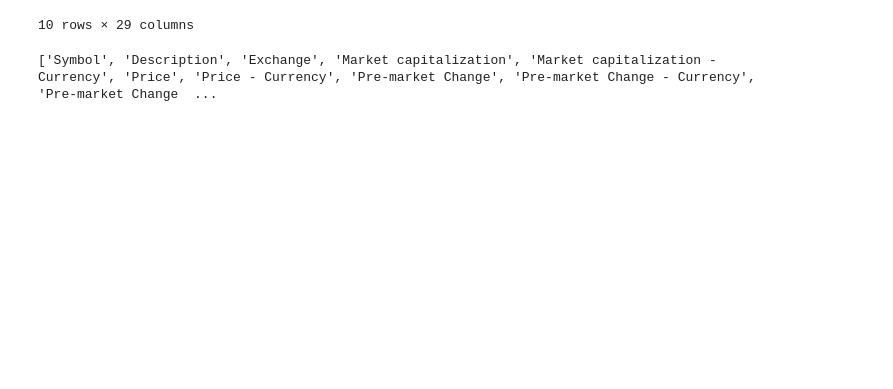
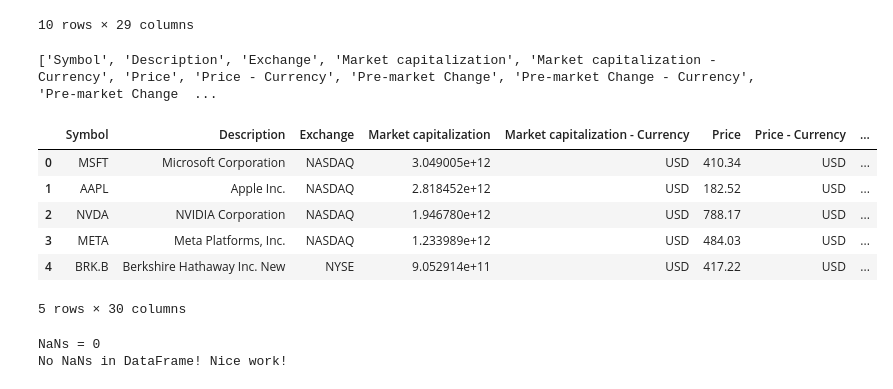
Before and after one commit to sudz4/dark-trader, a Jupyter notebook: stock_screener_TV.ipynb, the cells around one changed output. Cells and saved outputs as stored; diff of their text form; code cells hidden in the pictures; blank space fills up the shorter version.

```diff
--- a/stock_screener_TV.ipynb
+++ b/stock_screener_TV.ipynb
@@ -98,0 +90,40 @@ def market_capitalization_type(market_cap):
+# %%
+import pandas as pd
+import numpy as np
+
+def categorize_market_cap(df):
+    # Convert 'Market capitalization' to numeric, coercing errors to NaN
+    df['Market capitalization'] = pd.to_numeric(df['Market capitalization'], errors='coerce')
+
+    # Define a new column 'MarketCapType' with default values
+    df['MarketCapType'] = 'Undefined'
+
+    # Define the conditions for each market cap category using regular number notation
+    conditions = [
+        (df['Market capitalization'] >= 200000000000),  # 200 billion and above
+        (df['Market capitalization'] >= 10000000000) & (df['Market capitalization'] < 200000000000),  # 10 billion to 200 billion
+        (df['Market capitalization'] >= 2000000000) & (df['Market capitalization'] < 10000000000),  # 2 billion to 10 billion
+        (df['Market capitalization'] >= 300000000) & (df['Market capitalization'] < 2000000000),  # 300 million to 2 billion
+        (df['Market capitalization'] > 50000000) & (df['Market capitalization'] < 300000000),  # 300 million and below (excluding 50 million and below)
+        (df['Market capitalization'] <= 50000000)  # 50 million and below
+    ]
+
+    # Define the category names corresponding to each condition
+    categories = ['Titans', 'Large caps', 'Midlers', 'Small caps', 'Micro caps', 'Shrimp']
+
+    # Use np.select to assign categories based on conditions
+    df['marketCapType'] = np.select(conditions, categories, default='Undefined')
+
+    return df
+# %%
+# EXECUTE
+trading_view_raw_df = categorize_market_cap(trading_view_raw_df)
+trading_view_raw_df.head(5)
+# %% [output]
+|  | Symbol | Description | Exchange | Market capitalization | Market capitalization - Currency | Price | Price - Currency | ... |
+| 0 | MSFT | Microsoft Corporation | NASDAQ | 3.049005e+12 | USD | 410.34 | USD | ... |
+| 1 | AAPL | Apple Inc. | NASDAQ | 2.818452e+12 | USD | 182.52 | USD | ... |
+| 2 | NVDA | NVIDIA Corporation | NASDAQ | 1.946780e+12 | USD | 788.17 | USD | ... |
+| 3 | META | Meta Platforms, Inc. | NASDAQ | 1.233989e+12 | USD | 484.03 | USD | ... |
+| 4 | BRK.B | Berkshire Hathaway Inc. New | NYSE | 9.052914e+11 | USD | 417.22 | USD | ... |
+5 rows × 30 columns
@@ -98,0 +133,15 @@ def market_capitalization_type(market_cap):
+# %%
+# drop NaNs
+trading_view_raw_df = trading_view_raw_df.dropna()
+# get simple count of NaNs total. should be 0
+print(f'NaNs = {trading_view_raw_df.isna().sum().sum()}')
+
+# if there are no NaNs, print "No NaNs in DataFrame! Success!", else print the NaN count and "There are x NaNs in DataFrame, check your code dumb dumb!"
+if trading_view_raw_df.isna().sum().sum() == 0:
+    nan_count = trading_view_raw_df.isna().sum().sum()
+    print(f"There are zero {nan_count} NaNs in DataFrame! Nice work!")
+else:
+    print(f"There are {trading_view_raw_df.isna().sum().sum()} NaNs in DataFrame, check your code dumb dumb!")
+# %% [output]
+NaNs = 0
+No NaNs in DataFrame! Nice work!
```
Also changed, not shown: parts of 4 cells of this notebook.
